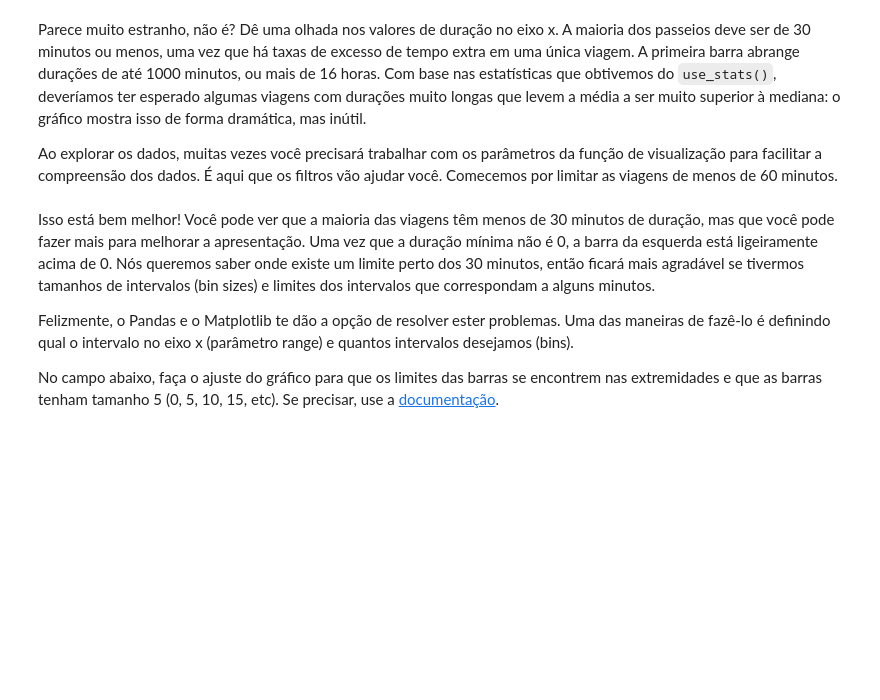
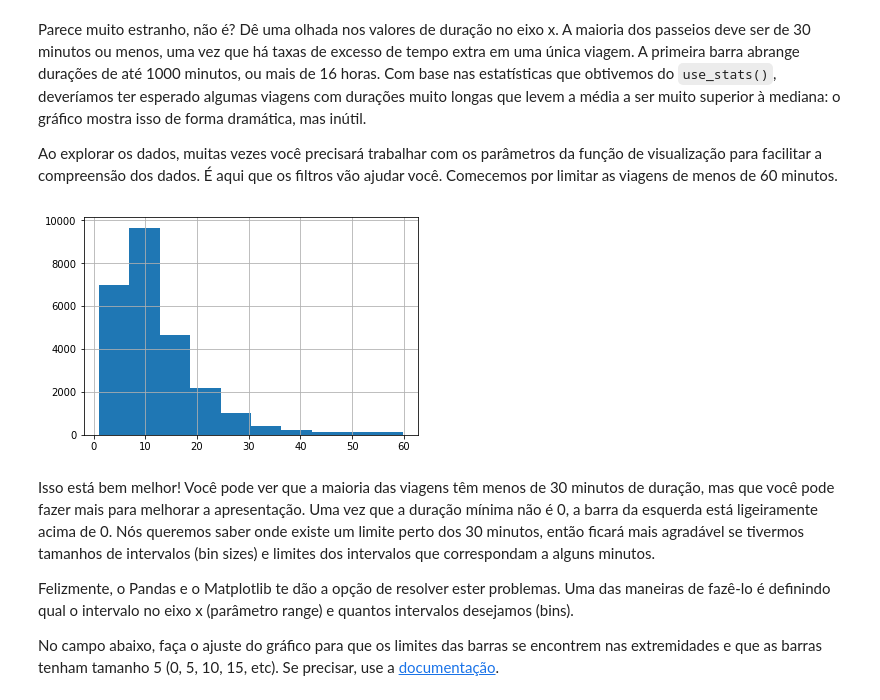
Before and after one commit to samuelralmeida/analyze_bike_share, a Jupyter notebook: Analise_Bay_Area_Bike_Share-NDFDSI.ipynb, the cells around one changed output. Drawn from its saved outputs; the diff is of its cells as text; code cells hidden in the pictures; blank space fills up the shorter version.

```diff
--- a/Analise_Bay_Area_Bike_Share-NDFDSI.ipynb
+++ b/Analise_Bay_Area_Bike_Share-NDFDSI.ipynb
@@ -299,5 +337,9 @@ Parece muito estranho, não é? Dê uma olhada nos valores de duração no eixo
 Ao explorar os dados, muitas vezes você precisará trabalhar com os parâmetros da função de visualização para facilitar a compreensão dos dados. É aqui que os filtros vão ajudar você. Comecemos por limitar as  viagens de menos de 60 minutos.
 # %%
 # TODO: faça um gráfico de barras para os dados com duração inferior a 60 minutos.
+duration_data = trip_data.query('duration < 60')
+duration_data['duration'].hist();
+# %% [output]
+[figure, added]
 # %%
 # descomente a linha abaixo para verificar o gráfico esperado.
```
Also changed, not shown: parts of 14 cells of this notebook, 2 other files.
